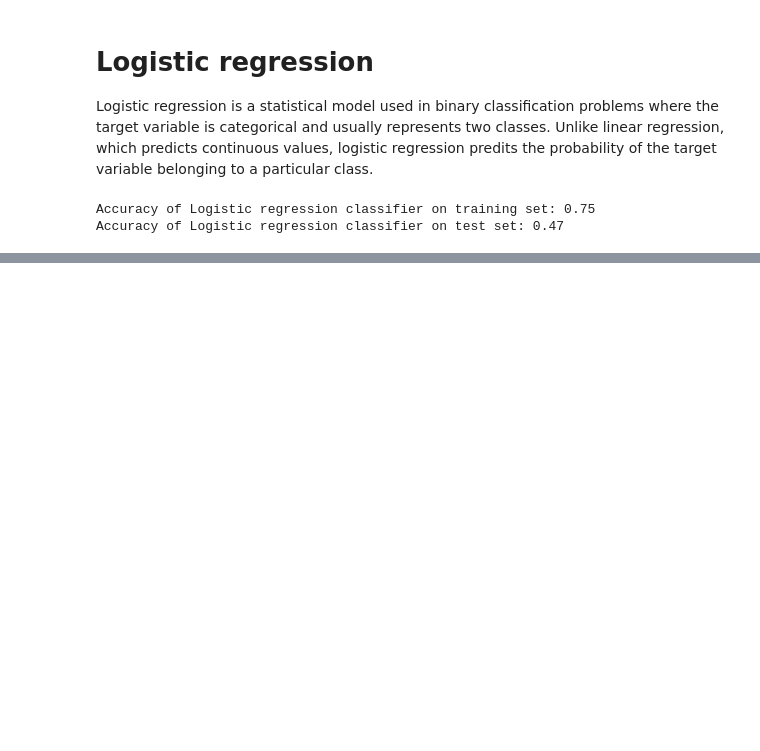
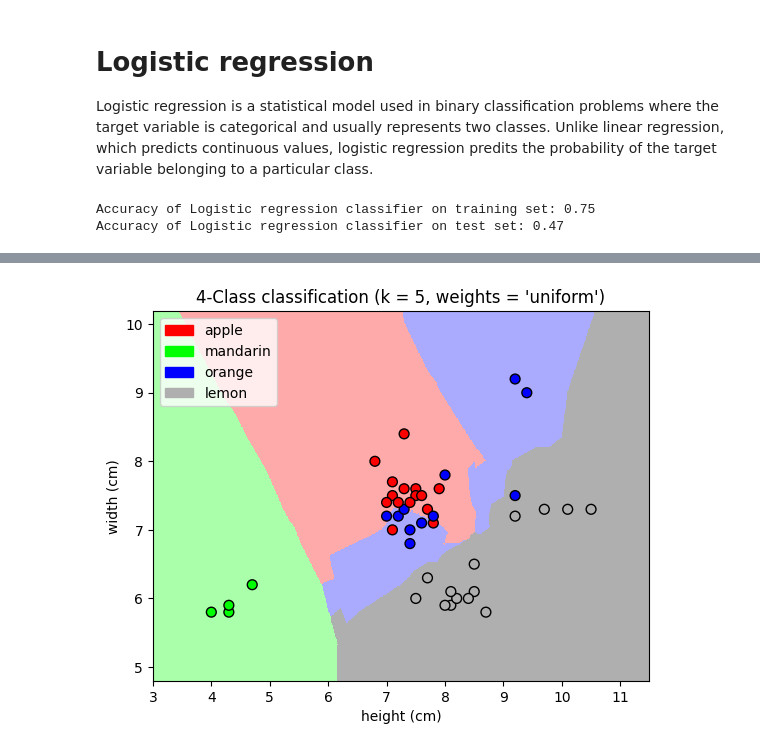
Before and after one commit to ECV21/Machine-learning-, a Jupyter notebook: A_simple_classification_problem_Fruits.ipynb, the cells around one changed output, grey strips where cells are left out. Saved outputs shown, nothing was run; the diff lists cells and outputs as text; code cells hidden in the pictures; blank space fills up the shorter version.

```diff
--- a/A_simple_classification_problem_Fruits.ipynb
+++ b/A_simple_classification_problem_Fruits.ipynb
@@ -184,0 +187,14 @@ Accuracy of Logistic regression classifier on test set: 0.47
+# %%
+#importing the decision tree classifier
+from sklearn.tree import DecisionTreeClassifier
+
+#Initialize and train the Decison tree classifier
+clf = DecisionTreeClassifier().fit(X_train, y_train)
+
+#print the accuracy of the model on the trainig set
+print('Accuracy of Decision Tree classifier on training set: {:.2f}'
+     .format(clf.score(X_train, y_train)))
+
+#Print the accuracy of the model on the test set
+print('Accuracy of Decision Tree classifier on test set: {:.2f}'
+     .format(clf.score(X_test, y_test)))
@@ -184,0 +357,54 @@ Accuracy of Logistic regression classifier on test set: 0.47
+# %%
+import matplotlib.cm as cm
+from matplotlib.colors import ListedColormap, BoundaryNorm
+import matplotlib.patches as mpatches
+import matplotlib.patches as mpatches
+#!pip install numpy
+import numpy as np
+#!pip install -U scikit-learn
+from sklearn.model_selection import train_test_split
+from sklearn import neighbors
+import matplotlib.pyplot as plt
+
+X = data_fruits[['mass', 'width', 'height', 'color_score']]
+y = data_fruits['fruit_label']
+X_train, X_test, y_train, y_test = train_test_split(X, y, random_state=0)
+def plot_fruit_knn(X, y, n_neighbors, weights):
+    X_mat = X[['height', 'width']].values # changed from .as_matrix() as it is deprecated
+    y_mat = y.values # changed from .as_matrix() as it is deprecated
+# Create color maps
+    cmap_light = ListedColormap(['#FFAAAA', '#AAFFAA', '#AAAAFF','#AFAFAF'])
+    cmap_bold  = ListedColormap(['#FF0000', '#00FF00', '#0000FF','#AFAFAF'])
+    clf = neighbors.KNeighborsClassifier(n_neighbors, weights=weights)
+    clf.fit(X_mat, y_mat)
+# Plot the decision boundary by assigning a color in the color map
+    # to each mesh point.
+
+    mesh_step_size = .01  # step size in the mesh
+    plot_symbol_size = 50
+
+    x_min, x_max = X_mat[:, 0].min() - 1, X_mat[:, 0].max() + 1
+    y_min, y_max = X_mat[:, 1].min() - 1, X_mat[:, 1].max() + 1
+    xx, yy = np.meshgrid(np.arange(x_min, x_max, mesh_step_size),
+                         np.arange(y_min, y_max, mesh_step_size))
+    Z = clf.predict(np.c_[xx.ravel(), yy.ravel()])
+# Put the result into a color plot
+    Z = Z.reshape(xx.shape)
+    plt.figure()
+    plt.pcolormesh(xx, yy, Z, cmap=cmap_light)
+# Plot training points
+    plt.scatter(X_mat[:, 0], X_mat[:, 1], s=plot_symbol_size, c=y, cmap=cmap_bold, edgecolor = 'black')
+    plt.xlim(xx.min(), xx.max())
+    plt.ylim(yy.min(), yy.max())
+    patch0 = mpatches.Patch(color='#FF0000', label='apple')
+    patch1 = mpatches.Patch(color='#00FF00', label='mandarin')
+    patch2 = mpatches.Patch(color='#0000FF', label='orange')
+    patch3 = mpatches.Patch(color='#AFAFAF', label='lemon')
+    plt.legend(handles=[patch0, patch1, patch2, patch3])
+    plt.xlabel('height (cm)')
+    plt.ylabel('width (cm)')
+    plt.title("4-Class classification (k = %i, weights = '%s')"
+           % (n_neighbors, weights))
+    plt.show()
+plot_fruit_knn(X_train, y_train, 5, 'uniform')
+# %% [output]
@@ -184,0 +417 @@ Accuracy of Logistic regression classifier on test set: 0.47
+[figure, added]
```
Also changed, not shown: parts of 19 cells of this notebook.
